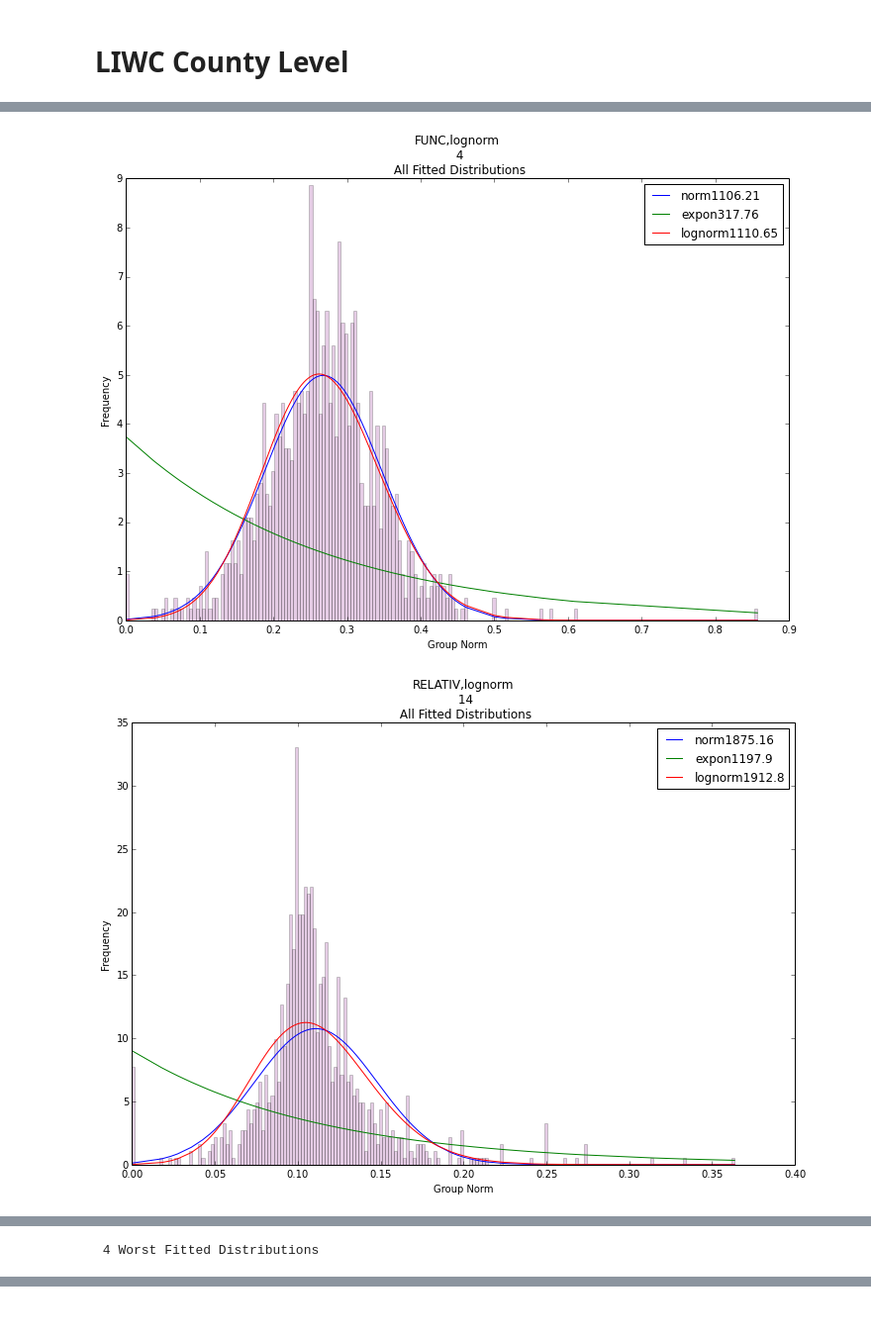
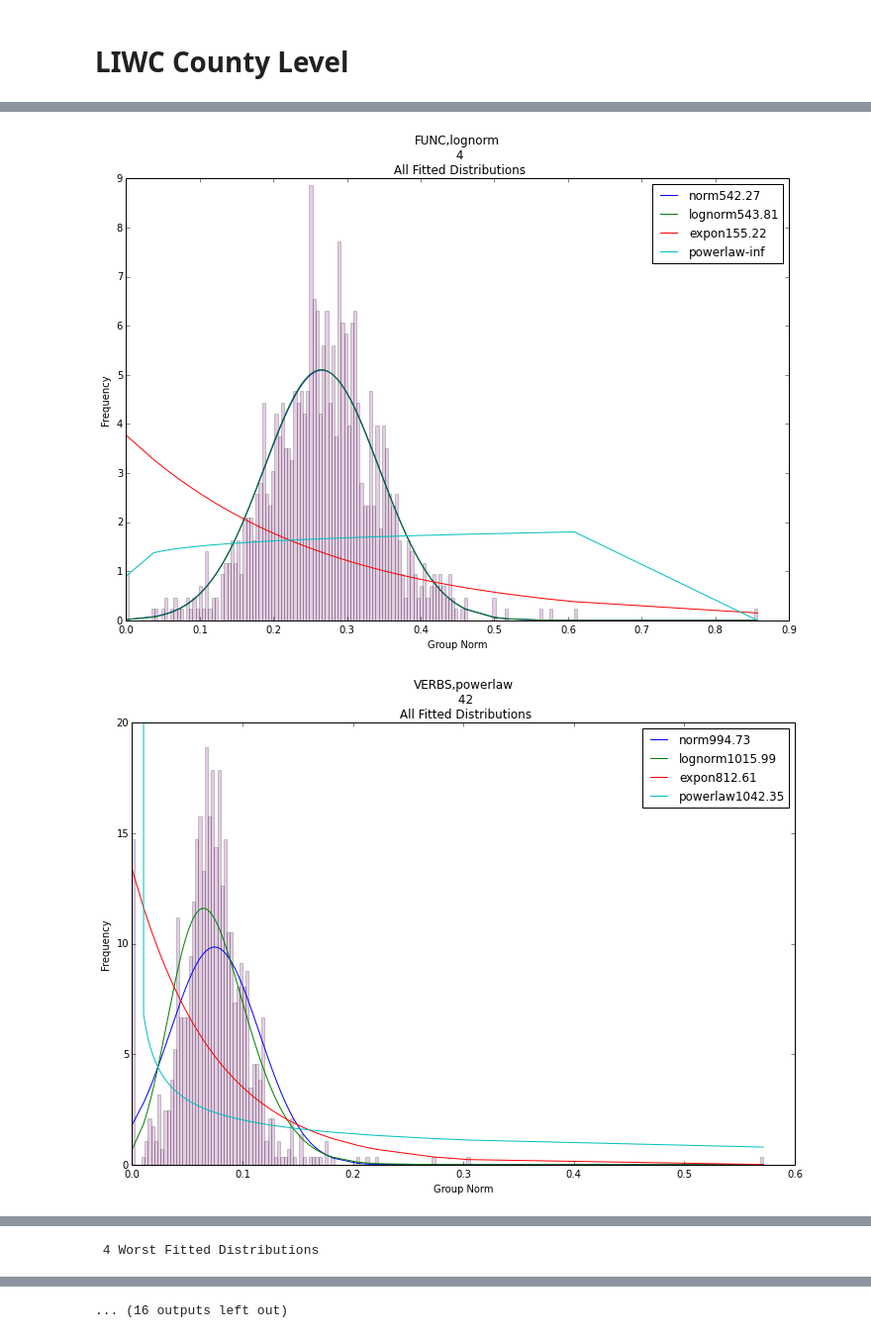
Before and after one commit to fataltes/feature_distribution, a Jupyter notebook: likelihood_2randsets_optimized.ipynb, the cells around one changed output, grey strips where cells are left out. Shown at 99% size. Drawn from its saved outputs; the diff is of its cells as text; code cells hidden in the pictures.

```diff
--- a/likelihood_2randsets_optimized.ipynb
+++ b/likelihood_2randsets_optimized.ipynb
@@ -71,7 +71,7 @@ def fit_permutation_test(data, distribution, params, main_ll):
 def best_fit_distribution(input_data, ax=None, plot_pdf = False, test_significance=True):
     """Model data by finding best fit distribution to data"""
     DISTRIBUTIONS = [
-        ss.norm, ss.expon, ss.lognorm
+        ss.norm, ss.lognorm, ss.expon, ss.powerlaw
     ]
     # Best holders
     best_distribution = ss.norm
@@ -84,10 +84,10 @@ def best_fit_distribution(input_data, ax=None, plot_pdf = False, test_significan
     N = len(input_data)
     random.shuffle(input_data)
     train_end = int(N/2)
-    #data = np.sort(input_data[0:train_end])
-    #test = np.sort(input_data[train_end:N])
-    data = np.sort(input_data)
-    test = np.sort(input_data)
+    data = np.sort(input_data[0:train_end])
+    test = np.sort(input_data[train_end:N])
+    #data = np.sort(input_data)
+    #test = np.sort(input_data)
     input_data = np.sort(input_data)
     # Estimate distribution parameters from data
     for distribution in DISTRIBUTIONS:
@@ -128,19 +128,23 @@ def best_fit_distribution(input_data, ax=None, plot_pdf = False, test_significan
             print('Runtime Error: ' + str(detail))
             pass
 
-    norm_params = dist_ll['norm'][1]
-    rand_norm = ss.norm.rvs(loc=norm_params[-2], scale=norm_params[-1], size=N, *norm_params[:-2])
-    lognorm_params = dist_ll['lognorm'][1]
-    rand_lognorm = ss.lognorm.rvs(loc=lognorm_params[-2], scale=lognorm_params[-1], size=N, *lognorm_params[:-2])
-    expon_params = dist_ll['expon'][1]
-    rand_exp = ss.expon.rvs(loc=expon_params[-2], scale=expon_params[-1], size=N, *expon_params[:-2])
+    rands = {}
+    for distribution in DISTRIBUTIONS:
+        params = dist_ll[distribution.name][1]
+        rands[distribution.name] = distribution.rvs(loc=params[-2], scale=params[-1], size=N, *params[:-2])
 
-    significant = fit_permutation_test(test+rand_lognorm+rand_exp, ss.norm, norm_params, dist_ll['norm'][0])
-    dist_ll['norm'] += [significant]
-    significant = fit_permutation_test(test+rand_norm+rand_exp, ss.lognorm, lognorm_params, dist_ll['lognorm'][0])
-    dist_ll['lognorm'] += [significant]
-    significant = fit_permutation_test(test+rand_lognorm+rand_norm, ss.expon, expon_params, dist_ll['expon'][0])
-    dist_ll['expon'] += [significant]
+    for distribution in DISTRIBUTIONS:
+        all_except_curr_dist = test
+        for k, x in rands.iteritems():
+            if k != distribution.name:
+                all_except_curr_dist = np.concatenate((all_except_curr_dist, x), axis=0)
+        significant = fit_permutation_test(N, all_except_curr_dist, distribution, \
+                                           dist_ll[distribution.name][1], dist_ll[distribution.name][0])
+        ks_sig, ks_pval = ss.kstest(test, distribution.name, dist_ll[distribution.name][1])
+        ks_res = False
+        if ks_pval >= 0.95:
+            ks_res = True
+        dist_ll[distribution.name] += [str(significant)[0] + str(ks_res)[0]]
 
     return (best_distribution.name, best_ll, best_params, dist_ll)
 # %% [markdown]
@@ -308,7 +312,7 @@ def dist_plus_nBestWorst(table_name, n=4, include_zero=True, plot_cdf=True, plot
 # LIWC County Level
 # %%
 df_liwc_cnty_wZero = dist_plus_nBestWorst('feat$cat_LIWC2007$msgs_cnty_r1k$cnty$16to16', plot_cdf=False)
-#df_liwc_cnty_noZero = dist_plus_nBestWorst('feat$cat_LIWC2007$msgs_cnty_r1k$cnty$16to16', include_zero=False)
+df_liwc_cnty_noZero = dist_plus_nBestWorst('feat$cat_LIWC2007$msgs_cnty_r1k$cnty$16to16', include_zero=False)
 # %% [output]
 999 data points for each feature
 5000 random data points will be selected instead, if it is smaller
@@ -324,5 +326,5 @@ lognorm    52
 Name: feat, dtype: int64
 
  4 Best Fitted Distributions
-[figure, old version]
+[figure, new version]
-[figure, old version]
+[figure, new version]
@@ -336,2 +351,3 @@ Name: feat, dtype: int64
+... (16 outputs left out)
 # %%
 cntr = 1
```
Also changed, not shown: parts of 10 cells of this notebook.
